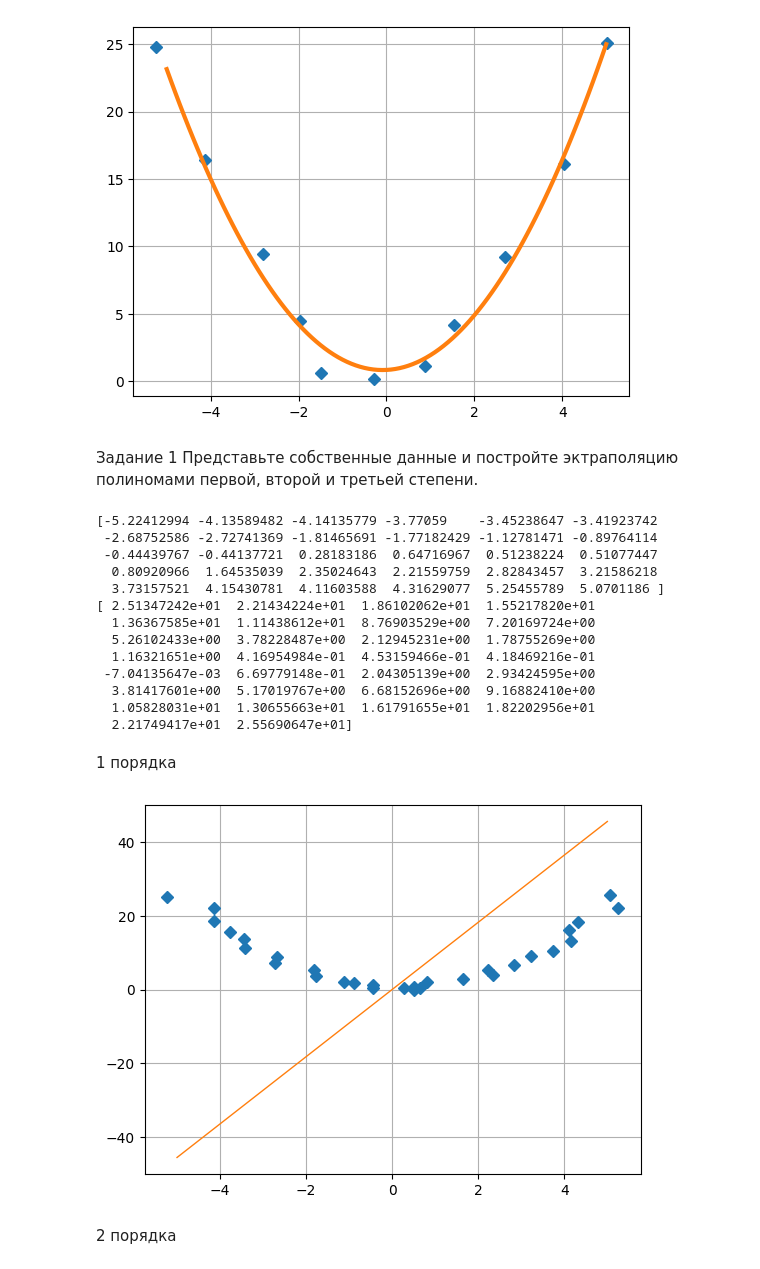
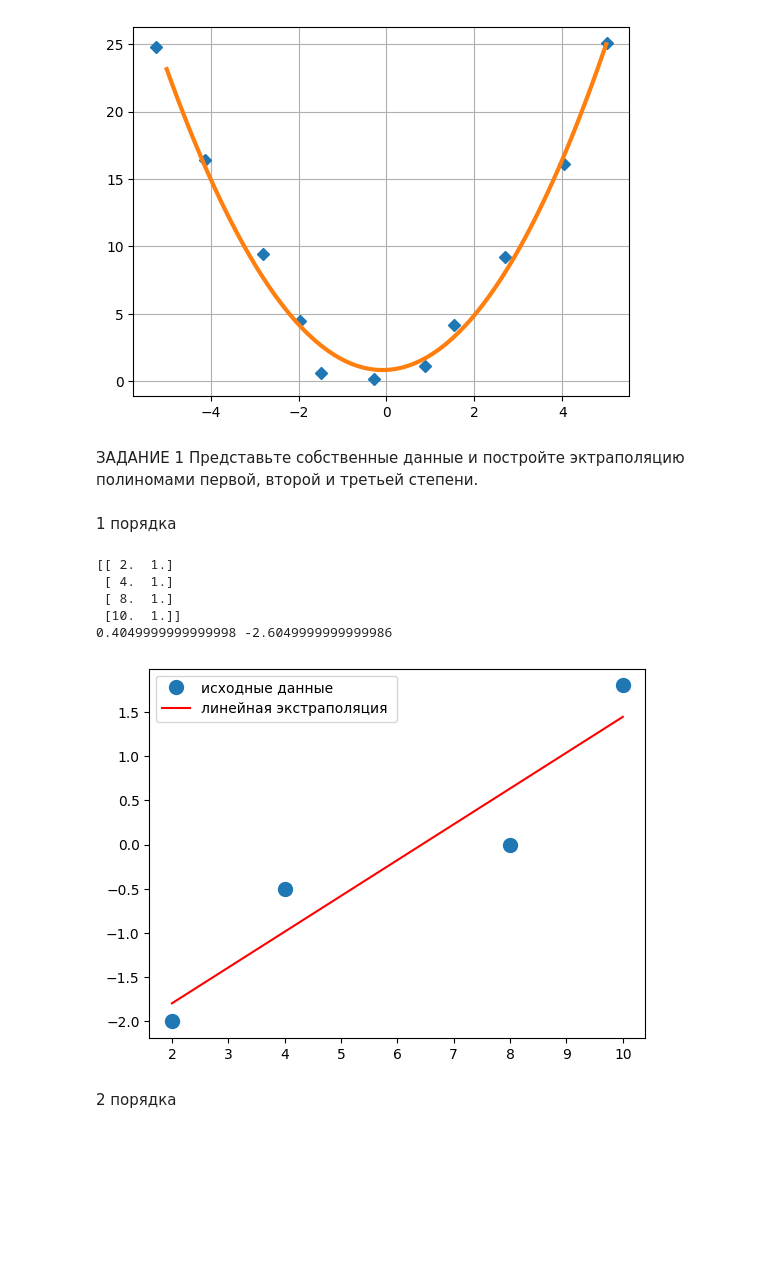
Before and after one commit to smurfac4/II, a Jupyter notebook: artificial intelligence/4/4_тетрадь_Ульянов_Никита_Владимирович_ИКБО_29_22.ipynb, the cells around one changed output. Cells and saved outputs as stored; diff of their text form; code cells hidden in the pictures; blank space fills up the shorter version.

```diff
--- a/artificial intelligence/4/4_тетрадь_Ульянов_Никита_Владимирович_ИКБО_29_22.ipynb
+++ b/artificial intelligence/4/4_тетрадь_Ульянов_Никита_Владимирович_ИКБО_29_22.ipynb
@@ -90,57 +91,36 @@ plt.savefig("полином 3-й степени.png")
 # %% [output]
 [figure]
 # %% [markdown]
-Задание 1
+ЗАДАНИЕ 1
 Представьте собственные данные и постройте эктраполяцию полиномами
 первой, второй и третьей степени.
-# %%
-from numpy import *
-from numpy.random import *
-#генерируем случайные х и у
-
-delta = 1.0
-x = linspace(-5,5,30)
-y = x**2+delta*(rand(30)-0.4)
-x += delta*(rand(30)-0.4)
-#записывае данные в файл
-x.tofile('x_data.txt', '\n')
-y.tofile('y_data.txt', '\n')
-
-# читаем данные из файлов
-x = fromfile('x_data.txt', float, sep='\n')
-y = fromfile('y_data.txt', float, sep='\n')
-
-print(x)
-print(y)
-# %% [output]
-[-5.22412994 -4.13589482 -4.14135779 -3.77059    -3.45238647 -3.41923742
- -2.68752586 -2.72741369 -1.81465691 -1.77182429 -1.12781471 -0.89764114
- -0.44439767 -0.44137721  0.28183186  0.64716967  0.51238224  0.51077447
-  0.80920966  1.64535039  2.35024643  2.21559759  2.82843457  3.21586218
-  3.73157521  4.15430781  4.11603588  4.31629077  5.25455789  5.0701186 ]
-[ 2.51347242e+01  2.21434224e+01  1.86102062e+01  1.55217820e+01
-  1.36367585e+01  1.11438612e+01  8.76903529e+00  7.20169724e+00
-  5.26102433e+00  3.78228487e+00  2.12945231e+00  1.78755269e+00
-  1.16321651e+00  4.16954984e-01  4.53159466e-01  4.18469216e-01
- -7.04135647e-03  6.69779148e-01  2.04305139e+00  2.93424595e+00
-  3.81417601e+00  5.17019767e+00  6.68152696e+00  9.16882410e+00
-  1.05828031e+01  1.30655663e+01  1.61791655e+01  1.82202956e+01
-  2.21749417e+01  2.55690647e+01]
 # %% [markdown]
 1 порядка
-# %%
-m = vstack(( x, ones(30))).T
-# находим коэффициенты при составляющих вектора т
-s = np.linalg.lstsq(m, y, rcond = None)[0]
-
-# на отрезке [-5,5]
-x_prec = linspace(-5, 5, 101)
-# рисуем точки
-plt.plot(x, y, 'D')
-# рисуем крибую вида у = ax + b, подставляя из решения коэффициенты s[0], s[1]
-plt.plot(x_prec, s[1]*x_prec + s[0],'-',lw = 1)
-plt.grid()
-# %% [output]
-[figure, removed]
+# %%
+import matplotlib.pyplot as plt
+import numpy as np
+
+x = np.array([2,4,8,10])
+y = np.array([-2,-0.5,0,1.8])
+
+A = np.vstack([x,np.ones(len(x))]).T
+
+
+m,c=np.linalg.lstsq(A,y,rcond=None)[0]
+print(A)
+print(m,c)
+
+plt.plot(x,y,'o',label = 'исходные данные', markersize= 10)
+
+plt.plot(x,m*x+c,'r',label= "линейная экстраполяция ")
+plt.legend()
+plt.show()
+# %% [output]
+[[ 2.  1.]
+ [ 4.  1.]
+ [ 8.  1.]
+ [10.  1.]]
+0.4049999999999998 -2.6049999999999986
+[figure, added]
 # %% [markdown]
 2 порядка
```
Also changed, not shown: parts of 21 cells of this notebook, 10 other files.
